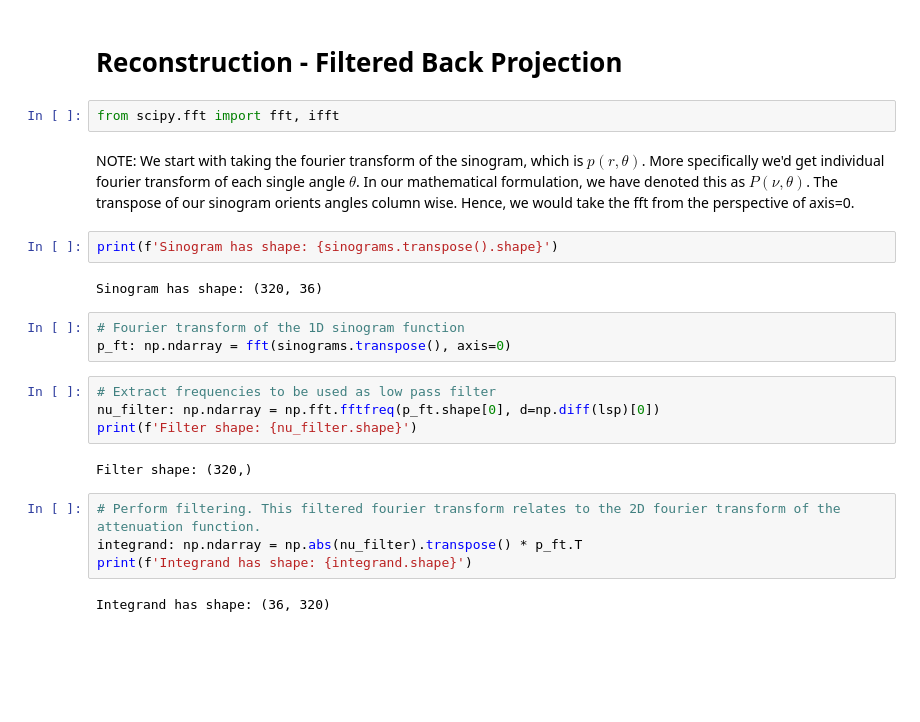
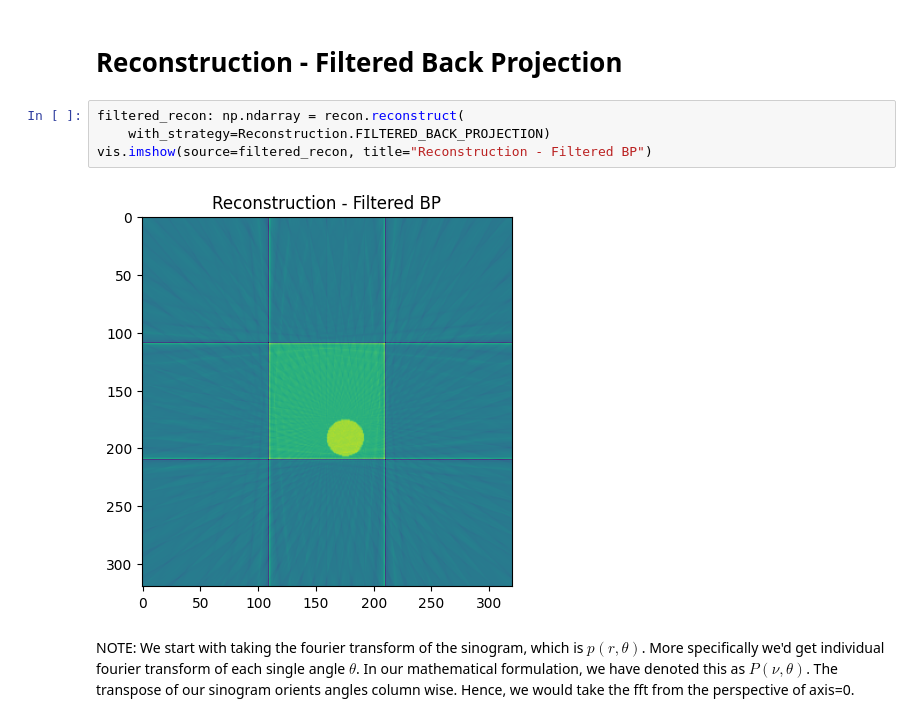
Before and after one commit to sarkarchandan/ct_alternative_pipeline, a Jupyter notebook: 2_tomography_reconstruction.ipynb, the cells around one changed output. Drawn from its saved outputs; the diff is of its cells as text; blank space fills up the shorter version.

```diff
--- a/2_tomography_reconstruction.ipynb
+++ b/2_tomography_reconstruction.ipynb
@@ -135,29 +132,14 @@ attenuation profile is somewhat accurate estimated but we can still do better. A
 of filtered back projection.
 # %% [markdown]
 # Reconstruction - Filtered Back Projection
-# %%
-from scipy.fft import fft, ifft
+# %%
+filtered_recon: np.ndarray = recon.reconstruct(
+    with_strategy=Reconstruction.FILTERED_BACK_PROJECTION)
+vis.imshow(source=filtered_recon, title="Reconstruction - Filtered BP")
+# %% [output]
+[figure, added]
 # %% [markdown]
 NOTE: We start with taking the fourier transform of the sinogram, which is $p(r, \theta)$. More specifically we'd get
 individual fourier transform of each single angle $\theta$. In our mathematical formulation, we have denoted this as
 $P(\nu, \theta)$. The transpose of our sinogram orients angles column wise. Hence, we would take the fft from the
 perspective of axis=0.
-# %%
-print(f'Sinogram has shape: {sinograms.transpose().shape}')
-# %% [output]
-Sinogram has shape: (320, 36)
-# %%
-# Fourier transform of the 1D sinogram function
-p_ft: np.ndarray = fft(sinograms.transpose(), axis=0)
-# %%
-# Extract frequencies to be used as low pass filter
-nu_filter: np.ndarray = np.fft.fftfreq(p_ft.shape[0], d=np.diff(lsp)[0])
-print(f'Filter shape: {nu_filter.shape}')
-# %% [output]
-Filter shape: (320,)
-# %%
-# Perform filtering. This filtered fourier transform relates to the 2D fourier transform of the attenuation function.
-integrand: np.ndarray = np.abs(nu_filter).transpose() * p_ft.T
-print(f'Integrand has shape: {integrand.shape}')
-# %% [output]
-Integrand has shape: (36, 320)
```
Also changed, not shown: parts of 14 cells of this notebook, 3 other files.
